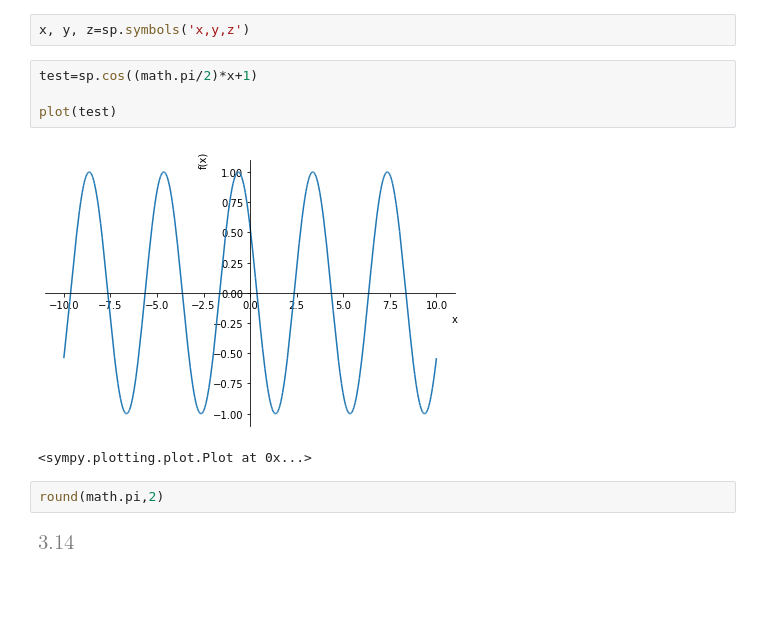
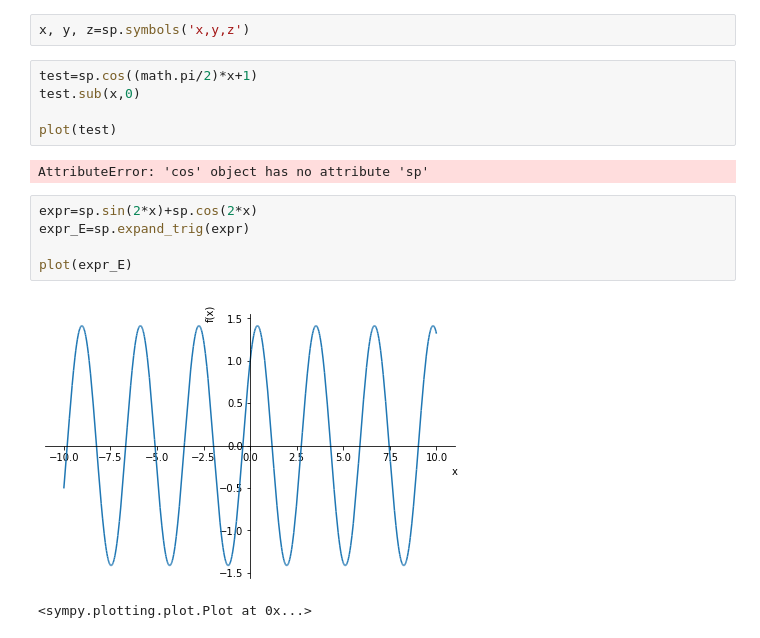
Before and after one commit to Ha-Nul/Anaconda, a Jupyter notebook: 2021 10 29 Wave equation plot , Sympy.ipynb, the cells around one changed output. Saved outputs shown, nothing was run; the diff lists cells and outputs as text; blank space fills up the shorter version.

```diff
--- a/2021 10 29 Wave equation plot , Sympy.ipynb
+++ b/2021 10 29 Wave equation plot , Sympy.ipynb
@@ -17,12 +17,16 @@ plot(y,(a,-5,5))
 x, y, z=sp.symbols('x,y,z')
 # %%
 test=sp.cos((math.pi/2)*x+1)
+test.sub(x,0)
 
 plot(test)
 # %% [output]
-[figure, removed]
-<sympy.plotting.plot.Plot at 0x...>
+AttributeError: 'cos' object has no attribute 'sp'
-# %%
-round(math.pi,2)
-# %% [output]
-[figure, removed]
+# %%
+expr=sp.sin(2*x)+sp.cos(2*x)
+expr_E=sp.expand_trig(expr)
+
+plot(expr_E)
+# %% [output]
+[figure, added]
+<sympy.plotting.plot.Plot at 0x...>
```
Also changed, not shown: parts of 3 cells of this notebook, 1 other file.
